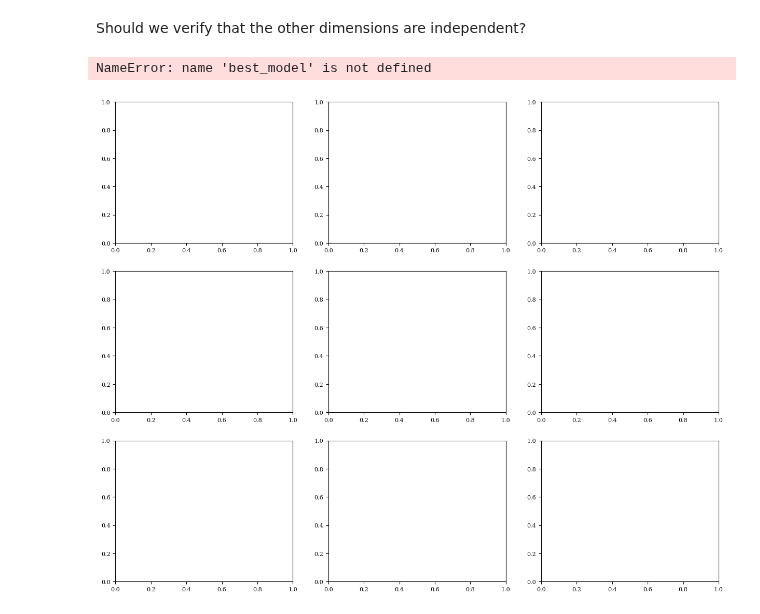
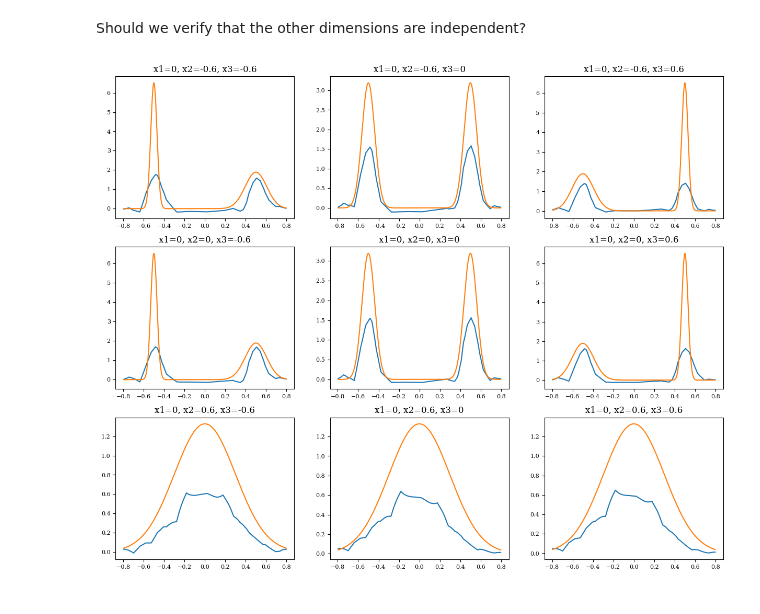
Before and after one commit to Danfoa/symm_rep_learn, a Jupyter notebook: NCP/examples/multimodal.ipynb, the cells around one changed output. Cells and saved outputs as stored; diff of their text form; code cells hidden in the pictures.

```diff
--- a/NCP/examples/multimodal.ipynb
+++ b/NCP/examples/multimodal.ipynb
@@ -45,6 +45,9 @@ Nval = 1000         # val dataset will be used to sample the marginal distributi
 Ntest = 1000
 
 device = 'cuda' if torch.cuda.is_available() else 'cpu'
+
+#MODELS = ['lincde', 'NN']
+MODELS = []
 # %% [markdown]
 Generating bimodal data as presented in LinCDE (Gao and Hastie). X are 20 dimensional, but only the first 3 dimensions impact Y.
 - the first dimension gives the mean,
@@ -71,15 +74,15 @@ L.seed_everything(0)
 
 lr = 1e-3
 gamma = 1e-2
-epochs = int(1e1)
-output_shape = 100
+epochs = int(1e5)
+output_shape = 10
 
 MLP_kwargs_U = {
     'input_shape': X_train.shape[-1],
     'output_shape': output_shape,
-    'n_hidden': 3,
-    'layer_size': 128,
-    'dropout': 0,
+    'n_hidden': 2,
+    'layer_size': [32, 32],
+    'dropout': 0.2,
     'iterative_whitening': False
 }
 
@@ -87,7 +90,7 @@ MLP_kwargs_V = {
     'input_shape': Y_train.shape[-1],
     'output_shape': output_shape,
     'n_hidden': 2,
-    'layer_size': 128,
+    'layer_size': [16, 32],
     'dropout': 0,
     'iterative_whitening': False
 }
@@ -119,7 +122,7 @@ NCP_module = NCPModule(
 )
 
 
-early_stop = EarlyStopping(monitor="val_loss", patience=100, mode="min")
+early_stop = EarlyStopping(monitor="val_loss", patience=1000, mode="min")
 checkpoint_callback = CustomModelCheckpoint(save_top_k=1, monitor="val_loss", mode="min")
 
 train_dl = FastTensorDataLoader(X_train_torch, Y_train_torch, batch_size=len(X_train_torch), shuffle=False)
@@ -254,42 +220,42 @@ result:
 Should we verify that the other dimensions are independent?
 # %%
 from sklearn.neighbors import KernelDensity
-from NCP.utils import tonp
+from NCP.cdf import compute_marginal
 
 x1 = [0] # mean
 x3 = [-0.6, 0, 0.6] # asymetry
 x2 = [-0.6, 0, 0.6] # modality
 
 xs = itertools.product(x1, x2, x3)
 
 p1, p99 = np.percentile(Y_train, [1, 99])
 y_discr, step = np.linspace(p1, p99, num=1000, retstep=True)
+y_discr_torch = torch.Tensor(y_discr.reshape((-1, 1)))
 
 fig, ax = plt.subplots(nrows=(len(x1)*len(x2)), ncols=len(x3), figsize=(15,12))
 axes = ax.flatten()
 
-y_discr_torch = torch.Tensor(y_discr.reshape((-1, 1)))
-
-k_pdf = KernelDensity(kernel="gaussian", bandwidth=1.).fit(Y_train)
+k_pdf = compute_marginal(bandwidth='scott').fit(Y_train)
 marginal = lambda x : torch.Tensor(np.exp(k_pdf.score_samples(x.reshape(-1, 1))))
 
 for i, xi in enumerate(xs):
     x = list(xi) + [0]*17          # fill all other dimensions by 0
     x_scaled = xscaler.transform([x])
     x_scaled_torch = frnp(x_scaled)
     fys, pdf_pred = best_model.pdf(x_scaled_torch, y_discr_torch, p_y=marginal, postprocess='whitening')
     fys = yscaler.inverse_transform(fys.reshape([-1, 1])).flatten()
 
-    lincde_pdf = cdf = lincde(X_train, Y_train, [x], y_discr)
-
-    true_pdf = get_conditional_bimodal_pdf(x, y_discr)
+    true_pdf = get_conditional_bimodal_pdf(x, fys)
 
     axes[i].plot(fys, pdf_pred)
-    axes[i].plot(fys, lincde_pdf)
     axes[i].plot(fys, true_pdf)
+
+    if 'lincde' in MODELS:
+        y_lincde, lincde_pdf = cdf = lincde(X_train, Y_train, [x], y_discr)
+        axes[i].plot(y_lincde, lincde_pdf)
+
     axes[i].set_title(f'x1={round(xi[0], 3)}, x2={round(xi[1], 3)}, x3={round(xi[2], 3)}')
 
 plt.show()
 # %% [output]
-NameError: name 'best_model' is not defined
-[figure, old version]
+[figure, new version]
```
Also changed, not shown: parts of 4 cells of this notebook, 3 other files.
